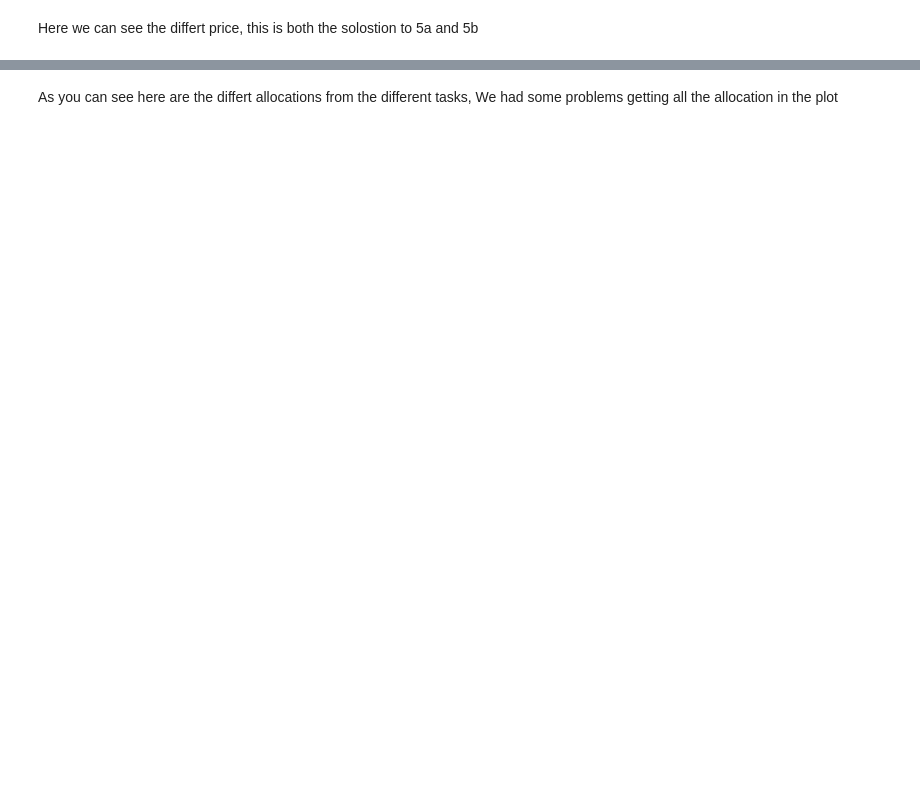
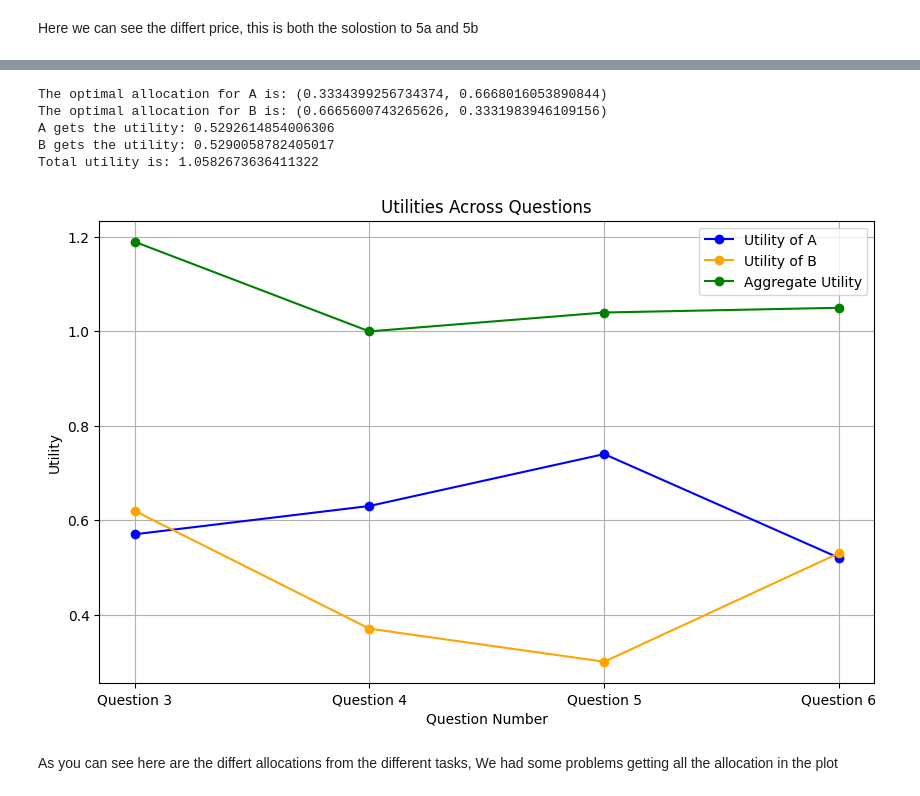
Before and after one commit to NumEconCopenhagen/projects-2024-munkeholdet, a Jupyter notebook: inauguralproject/InauguralProject2024.ipynb, the cells around one changed output, grey strips where cells are left out. Saved outputs shown, nothing was run; the diff lists cells and outputs as text; code cells hidden in the pictures; blank space fills up the shorter version.

```diff
--- a/inauguralproject/InauguralProject2024.ipynb
+++ b/inauguralproject/InauguralProject2024.ipynb
@@ -324,3 +275,75 @@ plt.show()
+# %%
+#6a
+# Define the objective function to be maximized, which is the total utility of consumers A and B.
+def target(x):
+    x1A, x2A = x
+    # The negative sign is used because minimize() performs minimization,
+    # and we want to maximize the total utilit
+    return -(economy.utility_A(x1A, x2A)+economy.utility_B(1-x1A, 1-x2A))
+
+
+# Set the initial guess for the allocations as consumer A's endowments.
+x0 = [par.w1A, par.w2A]
+
+# Define the bounds for the allocations, ensuring they do not exceed the total endowment.
+bounds = [(0, w1bar), (0, w2bar)]
+
+# Use the 'minimize' function from scipy.optimize to find the allocation that maximizes total utility.
+# Check if the optimization was successful and then print out the results.
+if result.success:
+    optimal_x1A, optimal_x2A = result.x  # Optimal allocation for consumer A
+    print(f"The optimal allocation for A is: ({optimal_x1A}, {optimal_x2A})")
+    print(f"The optimal allocation for B is: ({1 - optimal_x1A}, {1 - optimal_x2A})")
+    print(f'A gets the utility: {economy.utility_A(optimal_x1A, optimal_x2A)}')
+    print(f'B gets the utility: {economy.utility_B(1 - optimal_x1A, 1 - optimal_x2A)}')
+    print(f'Total utility is: {economy.utility_A(optimal_x1A, optimal_x2A) + economy.utility_B(1 - optimal_x1A, 1 - optimal_x2A)}')
+else:
+    print("Optimization failed:", result.message)
+# %% [output]
+The optimal allocation for A is: (0.3334399256734374, 0.6668016053890844)
+The optimal allocation for B is: (0.6665600743265626, 0.3331983946109156)
+A gets the utility: 0.5292614854006306
+B gets the utility: 0.5290058782405017
+Total utility is: 1.0582673636411322
+# %%
+#6.b
+# Assign numerical identifiers for each question to be used in plotting.
+questions_numbers = np.array([3, 4, 5, 6])
+
+# Create descriptive labels for each question to be displayed on the x-axis.
+questions_labels = ['Question 3', 'Question 4', 'Question 5', 'Question 6']
+
+# Store the utility values for consumer A for each question.
+uA = np.array([0.57, 0.63, 0.74, 0.52])
+
+# Store the utility values for consumer B for each question.
+uB = np.array([0.62, 0.37, 0.3, 0.53])
+
+# Calculate the aggregate utility by adding A's and B's utilities for each question.
+uC = uA + uB
+
+# Prepare a plot with specified figure size.
+plt.figure(figsize=(10, 6))
+
+# Create a line plot for consumer A's utility, marked with circles at data points.
+plt.plot(questions_numbers, uA, '-o', label='Utility of A', color='blue')
+
+# Create a line plot for consumer B's utility, marked with circles at data points.
+plt.plot(questions_numbers, uB, '-o', label='Utility of B', color='orange')
+
+# Create a line plot for the aggregate utility, marked with circles at data points.
+plt.plot(questions_numbers, uC, '-o', label='Aggregate Utility', color='green')
+
+
+plt.title('Utilities Across Questions')
+plt.xlabel('Question Number')
+plt.ylabel('Utility')
+plt.xticks(questions_numbers, questions_labels)
+plt.grid(True)
+plt.legend()
+plt.show()
+# %% [output]
+[figure, added]
 # %% [markdown]
 As you can see here are the differt allocations from the different tasks,
 We had some problems getting all the allocation in the plot
```
Also changed, not shown: parts of 19 cells of this notebook.
